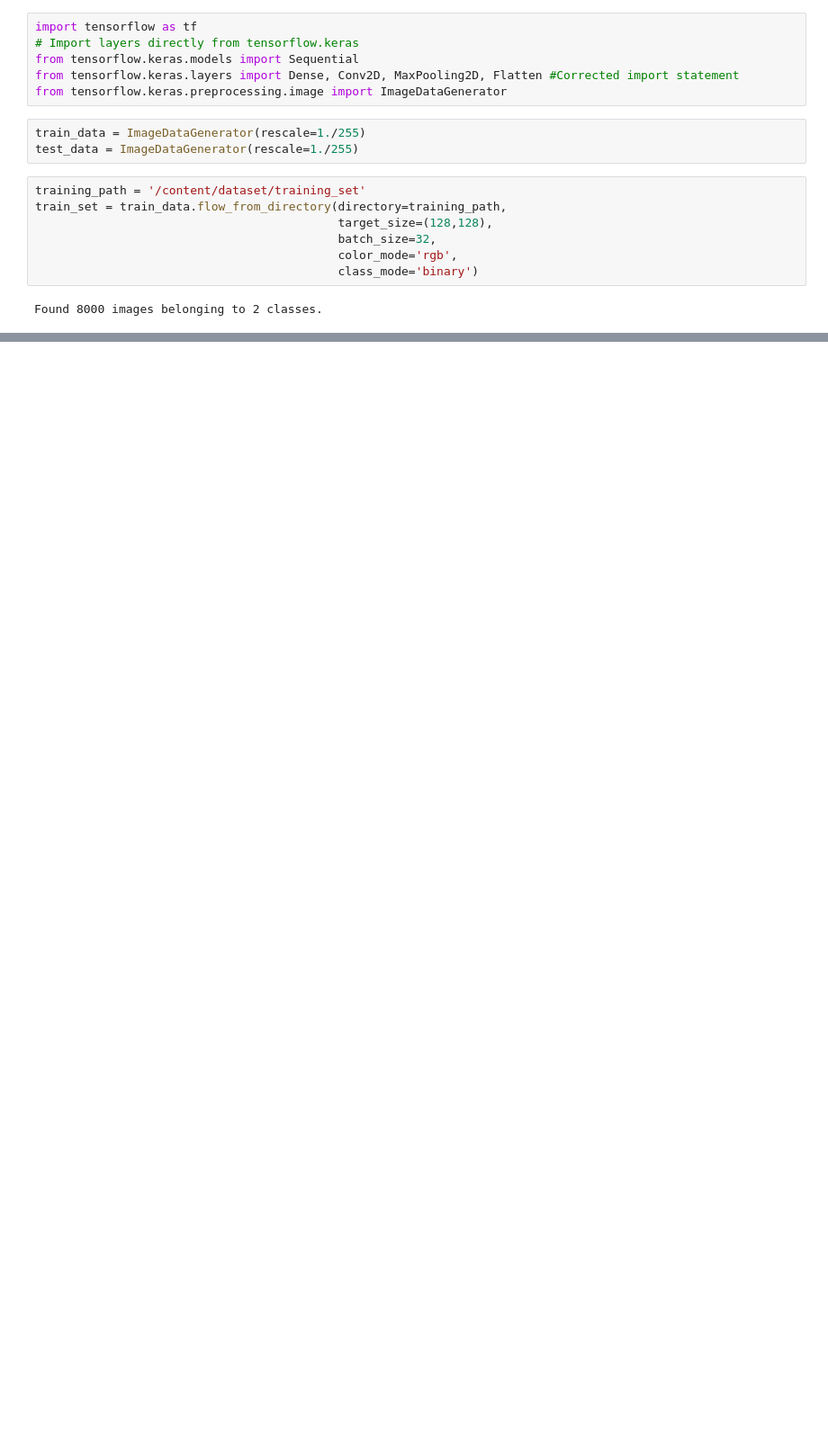
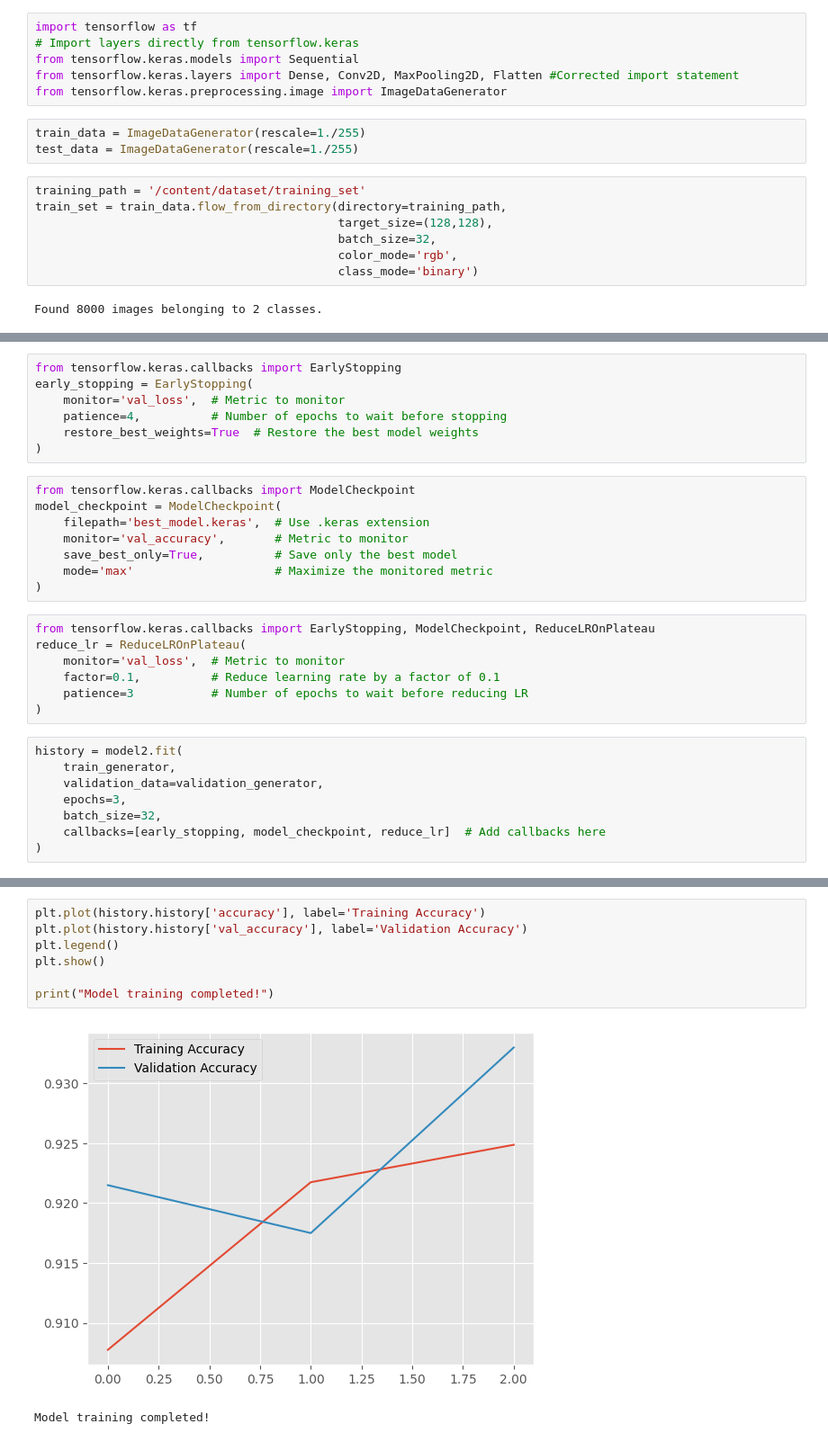
Before and after one commit to Evans-tats/machine-learning, a Jupyter notebook: Convolution_Neural_Network.ipynb, the cells around one changed output, grey strips where cells are left out. Shown at 90% size. Saved outputs shown, nothing was run; the diff lists cells and outputs as text; blank space fills up the shorter version.

```diff
--- a/Convolution_Neural_Network.ipynb
+++ b/Convolution_Neural_Network.ipynb
@@ -78,0 +251,30 @@ bddddddddddddddddddddddddddddddddddddddddddddddd
+# %%
+from tensorflow.keras.callbacks import EarlyStopping
+early_stopping = EarlyStopping(
+    monitor='val_loss',  # Metric to monitor
+    patience=4,          # Number of epochs to wait before stopping
+    restore_best_weights=True  # Restore the best model weights
+)
+# %%
+from tensorflow.keras.callbacks import ModelCheckpoint
+model_checkpoint = ModelCheckpoint(
+    filepath='best_model.keras',  # Use .keras extension
+    monitor='val_accuracy',       # Metric to monitor
+    save_best_only=True,          # Save only the best model
+    mode='max'                    # Maximize the monitored metric
+)
+# %%
+from tensorflow.keras.callbacks import EarlyStopping, ModelCheckpoint, ReduceLROnPlateau
+reduce_lr = ReduceLROnPlateau(
+    monitor='val_loss',  # Metric to monitor
+    factor=0.1,          # Reduce learning rate by a factor of 0.1
+    patience=3           # Number of epochs to wait before reducing LR
+)
+# %%
+history = model2.fit(
+    train_generator,
+    validation_data=validation_generator,
+    epochs=3,
+    batch_size=32,
+    callbacks=[early_stopping, model_checkpoint, reduce_lr]  # Add callbacks here
+)
@@ -78,0 +288,10 @@ bddddddddddddddddddddddddddddddddddddddddddddddd
+# %%
+plt.plot(history.history['accuracy'], label='Training Accuracy')
+plt.plot(history.history['val_accuracy'], label='Validation Accuracy')
+plt.legend()
+plt.show()
+
+print("Model training completed!")
+# %% [output]
+[figure, added]
+Model training completed!
```
Also changed, not shown: parts of 18 cells of this notebook.
